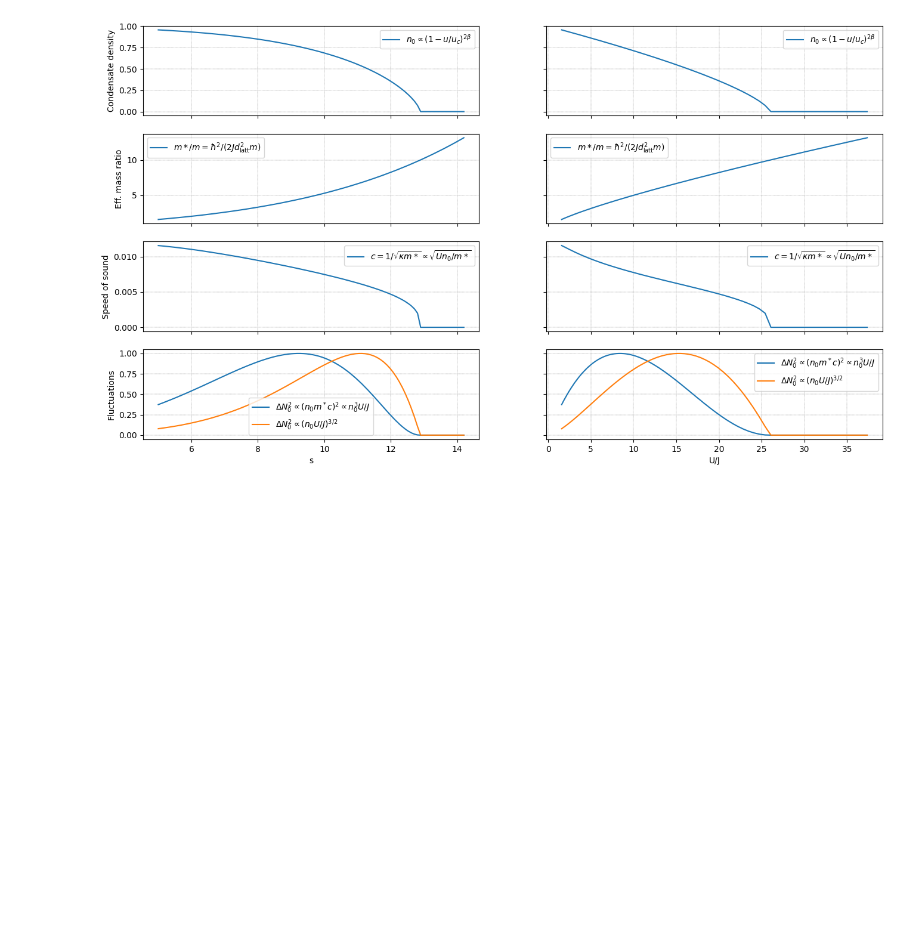
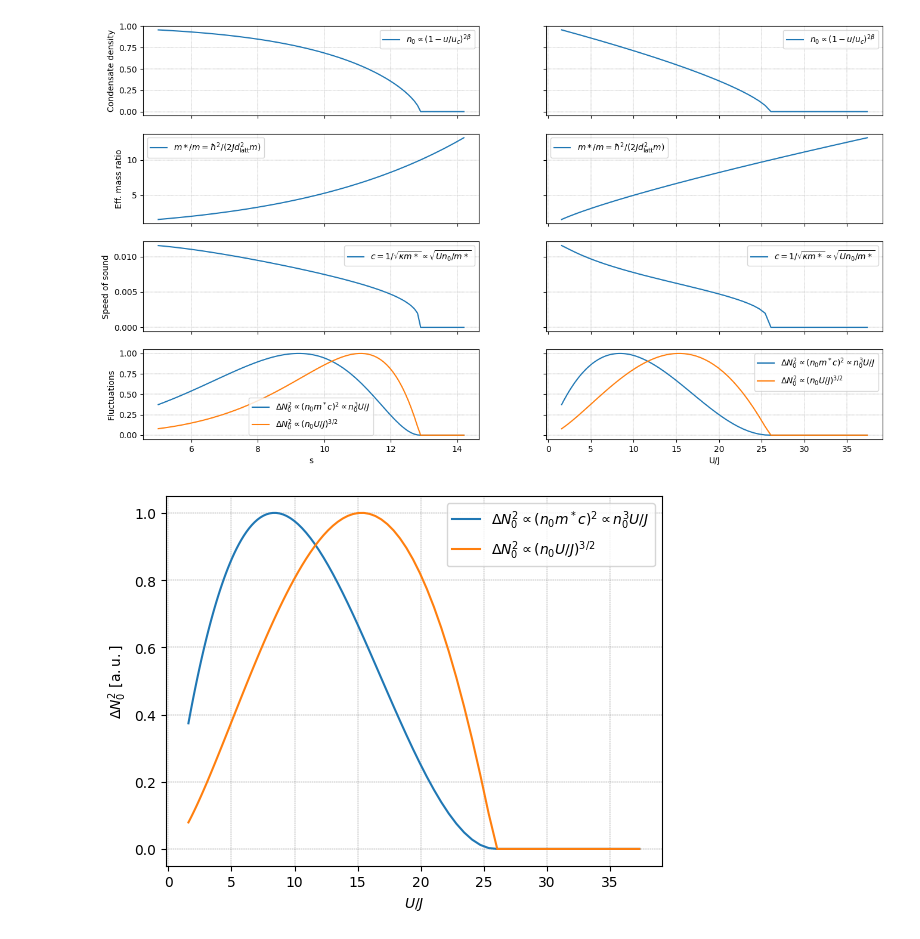
Before and after one commit to HeliumIOGS/Optical-Trap-Calculations, a Jupyter notebook: fluct_pred.ipynb, the cells around one changed output. Drawn from its saved outputs; the diff is of its cells as text; code cells hidden in the pictures; blank space fills up the shorter version.

Commit message:
Save figures

```diff
--- a/fluct_pred.ipynb
+++ b/fluct_pred.ipynb
@@ -51,6 +51,7 @@ from matplotlib import pyplot as plt
 from LatticeConf import *
 
 # Plot setup:
+SAVE_FIG = False
 if os.uname().sysname == 'Darwin':
     %matplotlib inline
 # %%
@@ -122,3 +123,28 @@ for ax in axs.flatten():
 plt.show()
 # %% [output]
 [figure]
+# %%
+fig, ax = plt.subplots()
+ax.plot(
+    uj['U/J'],
+    fluct_params['fluct']/fluct_params['fluct'].max(),
+    label=r'$\Delta N_0^2 \propto (n_0m^*c)^2 \propto n_0^3 U/J$'
+    )
+ax.plot(
+    uj['U/J'],
+    (fluct_params['n_0'] * uj['U/J'])**(3/2) / ((fluct_params['n_0'] * uj['U/J'])**(3/2)).max(),
+    label=r'$\Delta N_0^2 \propto (n_0 U/J)^{3/2}$'
+    )
+ax.set_xlabel(r'$U/J$')
+ax.set_ylabel(r'$\Delta N_0^2\ [\mathrm{a.u.}]$')
+ax.legend()
+ax.set_axisbelow(True)
+ax.xaxis.grid(color='gray', linestyle='dashed', linewidth=0.3)
+ax.yaxis.grid(color='gray', linestyle='dashed', linewidth=0.3)
+ax.grid(visible=True)
+if SAVE_FIG:
+    plt.savefig('/home/jp/Pictures/prog/BEC-Fluctuations/th_pred/zwerger_giorgini.svg', format='svg')
+else:
+    plt.show()
+# %% [output]
+[figure, added]
```
Also changed, not shown: 1 other file.
